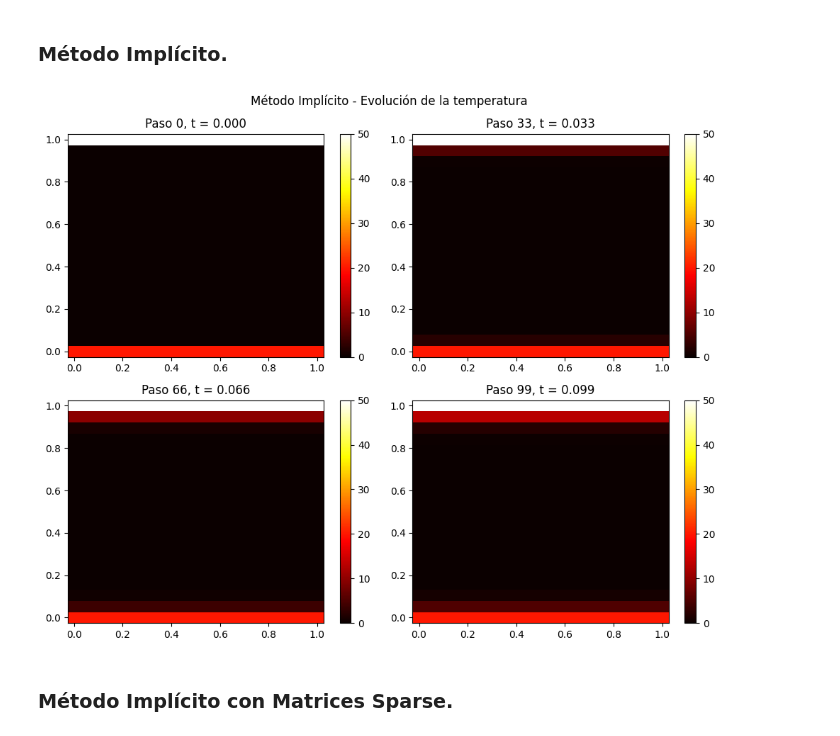
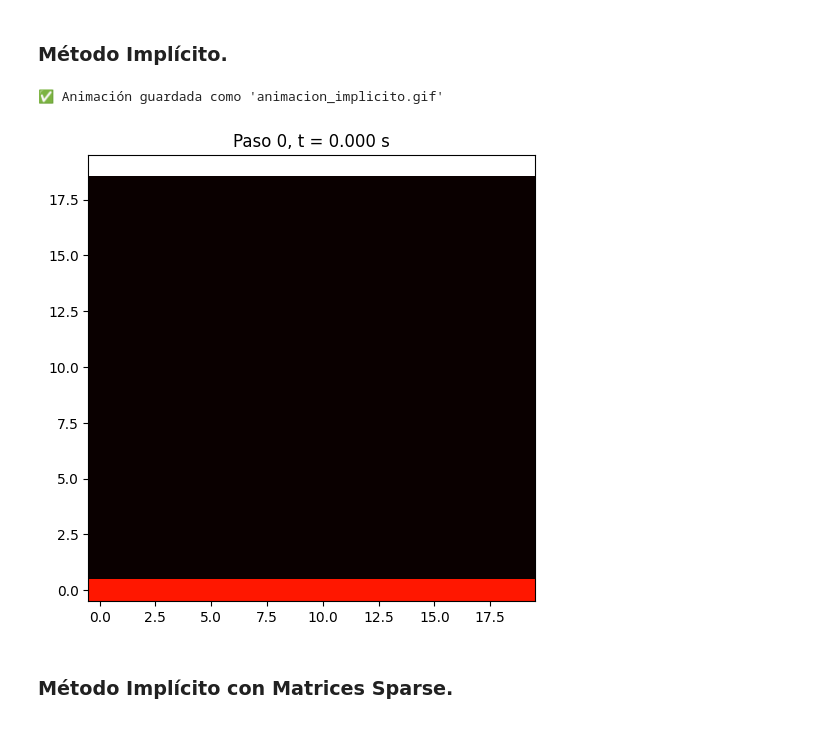
Before and after one commit to mgonzalz/sn_talleres, a Jupyter notebook: notebooks/informe-02__ecuacion-calor.ipynb, the cells around one changed output. Saved outputs shown, nothing was run; the diff lists cells and outputs as text; code cells hidden in the pictures.

```diff
--- a/notebooks/informe-02__ecuacion-calor.ipynb
+++ b/notebooks/informe-02__ecuacion-calor.ipynb
@@ -291,35 +337,32 @@ def metodo_implicito_2D(Nx, Ny, alpha, dx, dy, dt, Nt):
 
     return resultados
 # %%
-# Parámetros
-Nx = Ny = 20
-Lx = Ly = 1.0
-alpha = 0.01
-dx = Lx / (Nx - 1)
-dy = Ly / (Ny - 1)
-dt = 0.001
-T_max = 0.1
-Nt = int(T_max / dt)
+import matplotlib.pyplot as plt
+from matplotlib import animation
 
-resultados = metodo_implicito_2D(Nx, Ny, alpha, dx, dy, dt, Nt)
+# --- Crear figura y datos de tiempo ---
+tiempos = sorted(resultados.keys())
 
-x = np.linspace(0, Lx, Nx)
-y = np.linspace(0, Ly, Ny)
-X, Y = np.meshgrid(x, y)
+fig, ax = plt.subplots(figsize=(6, 5))
+im = ax.imshow(resultados[tiempos[0]].T, cmap='hot', origin='lower', vmin=0, vmax=50)
+title = ax.set_title("")
 
-fig, axes = plt.subplots(2, 2, figsize=(10, 8))
-tiempos = list(resultados.keys())
+def actualizar(frame):
+    T = resultados[tiempos[frame]]
+    im.set_data(T.T)
+    title.set_text(f"Paso {tiempos[frame]}, t = {tiempos[frame]*dt:.3f} s")
+    return im, title
 
-for ax, n in zip(axes.flat, tiempos):
-    im = ax.pcolormesh(X, Y, resultados[n].T, shading='auto', cmap='hot')
-    ax.set_title(f"Paso {n}, t = {n*dt:.3f}")
-    fig.colorbar(im, ax=ax)
+ani = animation.FuncAnimation(fig, actualizar, frames=len(tiempos), interval=150)
 
-plt.suptitle("Método Implícito - Evolución de la temperatura")
 plt.tight_layout()
-plt.show()
+
+# --- Guardar como GIF ---
+ani.save("animacion_implicito.gif", writer='pillow', fps=10)
+print("✅ Animación guardada como 'animacion_implicito.gif'")
 # %% [output]
+✅ Animación guardada como 'animacion_implicito.gif'
-[figure, old version]
+[figure, new version]
 # %% [markdown]
 ### **Método Implícito con Matrices Sparse.**
 # %%
```
Also changed, not shown: parts of 4 cells of this notebook, 3 other files.
